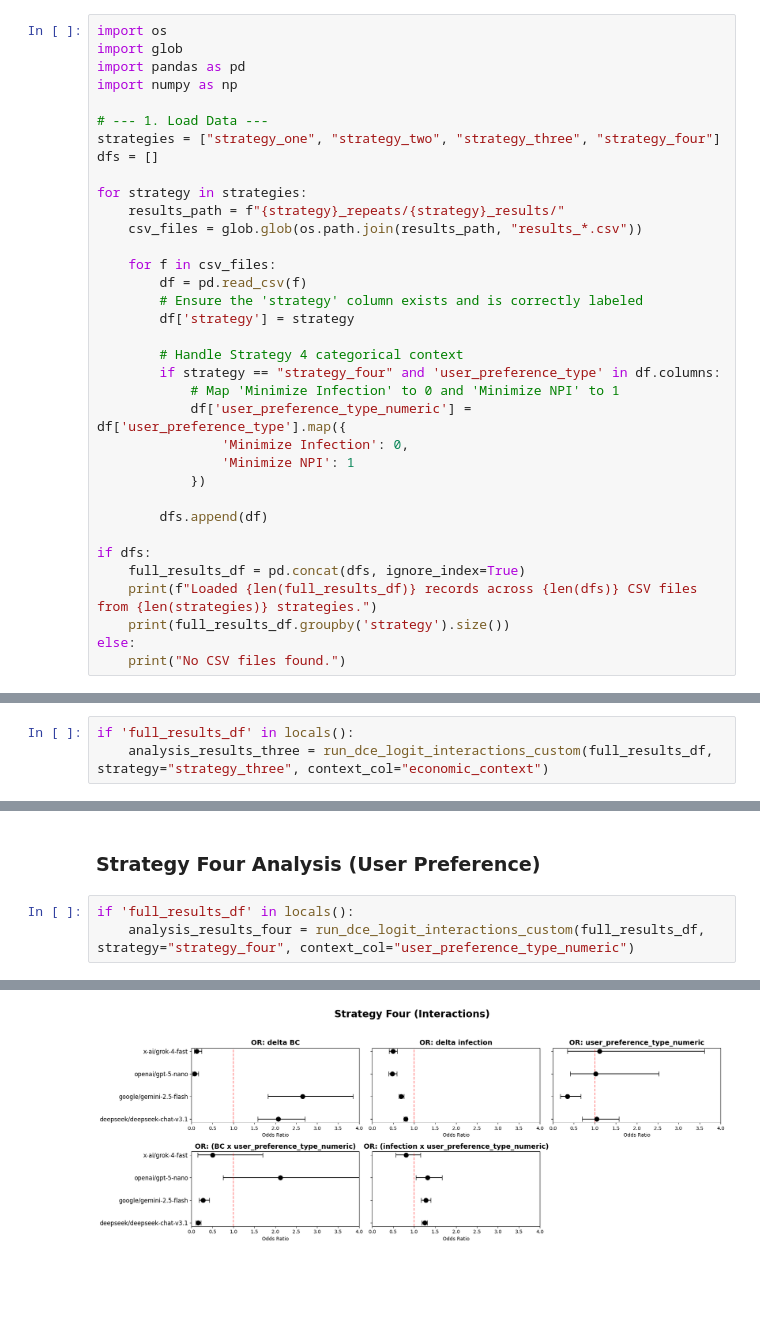
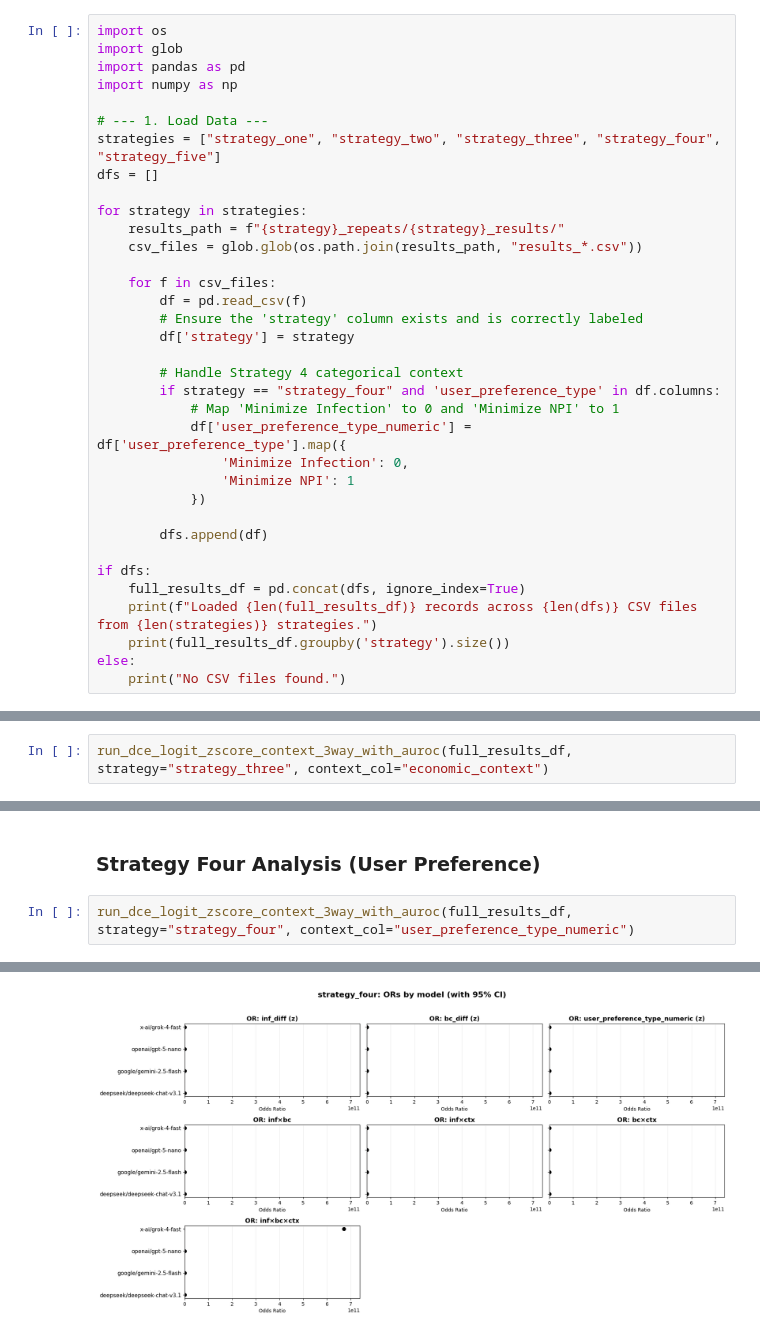
Before and after one commit to yaesoubilab/llm-dce, a Jupyter notebook: repeats/querying/test.ipynb, the cells around one changed output, grey strips where cells are left out. Cells and saved outputs as stored; diff of their text form; blank space fills up the shorter version.

```diff
--- a/repeats/querying/test.ipynb
+++ b/repeats/querying/test.ipynb
@@ -13,7 +13,7 @@ import pandas as pd
 import numpy as np
 
 # --- 1. Load Data ---
-strategies = ["strategy_one", "strategy_two", "strategy_three", "strategy_four"]
+strategies = ["strategy_one", "strategy_two", "strategy_three", "strategy_four", "strategy_five"]
 dfs = []
 
 for strategy in strategies:
@@ -700,6 +702,5 @@ Overall AUROC summary
 # %% [markdown]
 ### Strategy Three Analysis (Economic Context)
 # %%
-if 'full_results_df' in locals():
-    analysis_results_three = run_dce_logit_interactions_custom(full_results_df, strategy="strategy_three", context_col="economic_context")
+run_dce_logit_zscore_context_3way_with_auroc(full_results_df, strategy="strategy_three", context_col="economic_context")
 # %% [output]
@@ -728,6 +741,5 @@ Prepared 4316 valid choice tasks for strategy_three (Main Effects Only).
 # %% [markdown]
 ### Strategy Four Analysis (User Preference)
 # %%
-if 'full_results_df' in locals():
-    analysis_results_four = run_dce_logit_interactions_custom(full_results_df, strategy="strategy_four", context_col="user_preference_type_numeric")
+run_dce_logit_zscore_context_3way_with_auroc(full_results_df, strategy="strategy_four", context_col="user_preference_type_numeric")
 # %% [output]
@@ -744 +762 @@ OR + WTP (WITH CI) — STRATEGY: STRATEGY_FOUR (INTERACTIONS)
-[figure, old version]
+[figure, new version]
```
Also changed, not shown: parts of 21 cells of this notebook, 3 other files.
